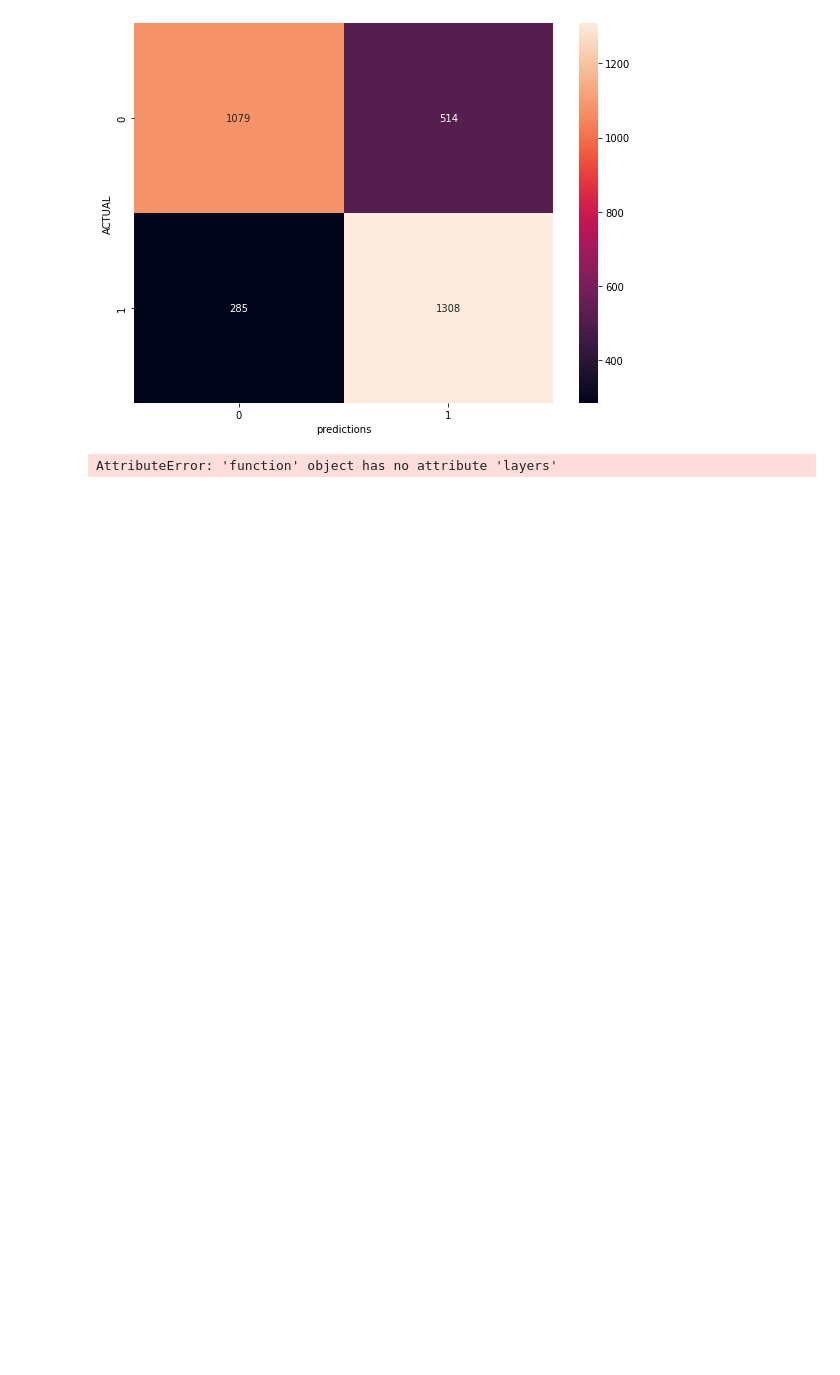
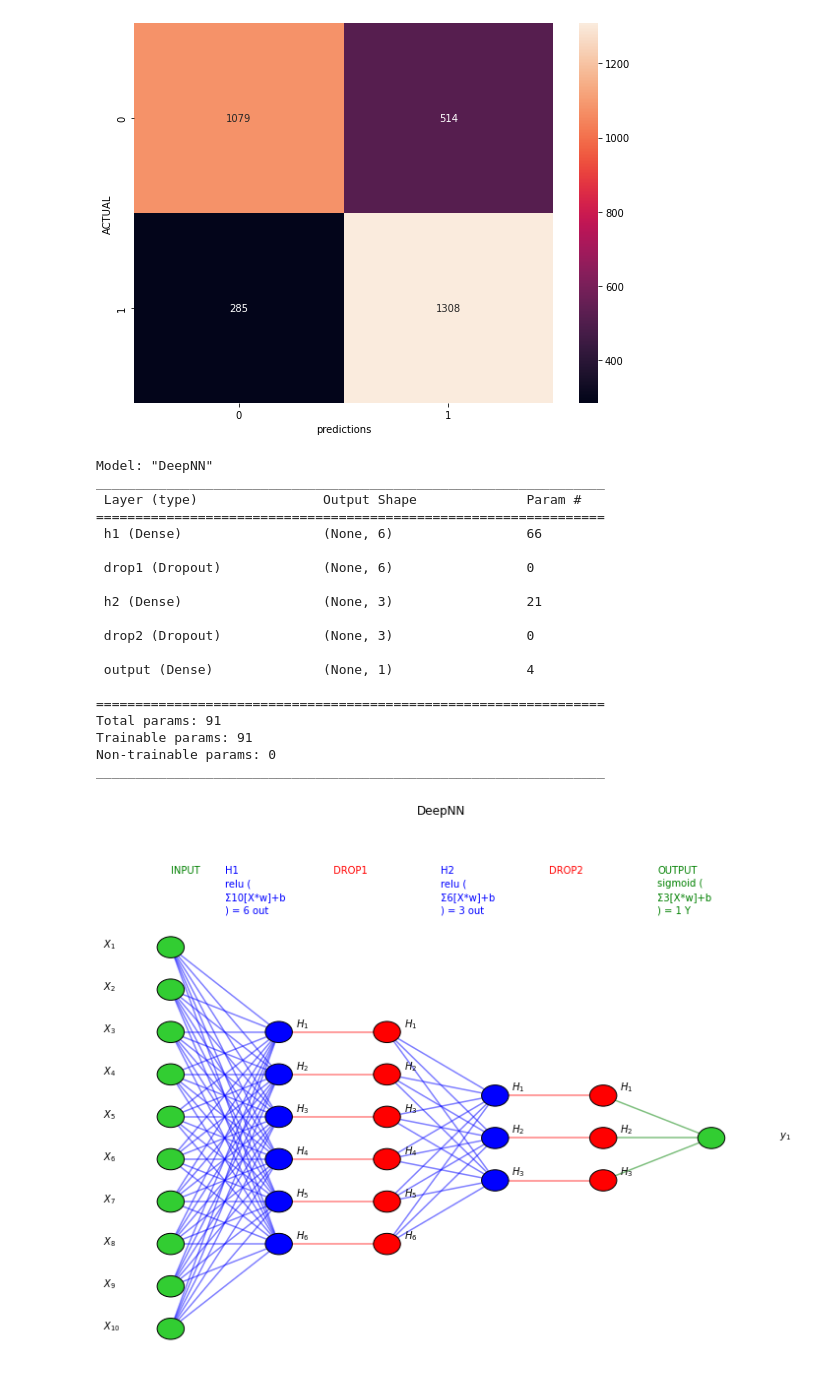
Before and after one commit to protovici/Data-Sciences, a Jupyter notebook: TensorFlow_Dev/churn_prediction.ipynb, the cells around one changed output. Cells and saved outputs as stored; diff of their text form; code cells hidden in the pictures; blank space fills up the shorter version.

```diff
--- a/TensorFlow_Dev/churn_prediction.ipynb
+++ b/TensorFlow_Dev/churn_prediction.ipynb
@@ -179,6 +181,26 @@ import matplotlib.pyplot as plt
 import shap
 # %%
 from tensorflow.keras import models, layers, utils, backend as K
+
+n_features = 10
+
+model = models.Sequential(name="DeepNN", layers=[
+    ### hidden layer 1
+    layers.Dense(name="h1", input_dim=n_features,
+                 units=int(round((n_features+1)/2)),
+                 activation='relu'),
+    layers.Dropout(name="drop1", rate=0.2),
+
+    ### hidden layer 2
+    layers.Dense(name="h2", units=int(round((n_features+1)/4)),
+                 activation='relu'),
+    layers.Dropout(name="drop2", rate=0.2),
+
+    ### layer output
+    layers.Dense(name="output", units=1, activation='sigmoid')
+])
+
+model.summary()
 
 '''
 Extract info for each layer in a keras model.
@@ -201,8 +223,6 @@ def utils_nn_config(model):
                          "params":0, "bias":0}
         lst_layers.append(dic_layer)
     return lst_layers
-
-
 
 '''
 Plot the structure of a keras neural network.
@@ -251,31 +271,50 @@ def visualize_nn(model, description=False, figsize=(10,8)):
             if i == 0:
                 plt.text(x=left-4*p, y=top_on_layer-m*y_space-4*p, fontsize=10, s=r'$X_{'+str(m+1)+'}$')
             elif i == len(layer_sizes)-1:
                 plt.text(x=right+4*p, y=top_on_layer-m*y_space-4*p, fontsize=10, s=r'$y_{'+str(m+1)+'}$')
             else:
                 plt.text(x=left+i*x_space+p, y=top_on_layer-m*y_space+(y_space/8.+0.01*y_space)-4*p, fontsize=10, s=r'$H_{'+str(m+1)+'}$')
 
     ## links
     for i, (n_a, n_b) in enumerate(zip(layer_sizes[:-1], layer_sizes[1:])):
         layer = lst_layers[i+1]
         color = "green" if i == len(layer_sizes)-2 else "blue"
         color = "red" if layer['neurons'] == 0 else color
         layer_top_a = y_space*(n_a-1)/2. + (top+bottom)/2. -4*p
         layer_top_b = y_space*(n_b-1)/2. + (top+bottom)/2. -4*p
         for m in range(n_a):
             for o in range(n_b):
                 line = plt.Line2D([i*x_space+left, (i+1)*x_space+left],
                                   [layer_top_a-m*y_space, layer_top_b-o*y_space],
                                   c=color, alpha=0.5)
                 if layer['activation'] is None:
                     if o == m:
                         ax.add_artist(line)
                 else:
                     ax.add_artist(line)
     plt.show()
 
 visualize_nn(model, description=True, figsize=(10,8))
 
 utils.plot_model(model, to_file='model.png', show_shapes=True, show_layer_names=True)
 # %% [output]
-AttributeError: 'function' object has no attribute 'layers'
+Model: "DeepNN"
+_________________________________________________________________
+ Layer (type)                Output Shape              Param #
+=================================================================
+ h1 (Dense)                  (None, 6)                 66
+
+ drop1 (Dropout)             (None, 6)                 0
+
+ h2 (Dense)                  (None, 3)                 21
+
+ drop2 (Dropout)             (None, 3)                 0
+
+ output (Dense)              (None, 1)                 4
+
+=================================================================
+Total params: 91
+Trainable params: 91
+Non-trainable params: 0
+_________________________________________________________________
+[figure, added]
```
Also changed, not shown: parts of 4 cells of this notebook, 1 other file.
